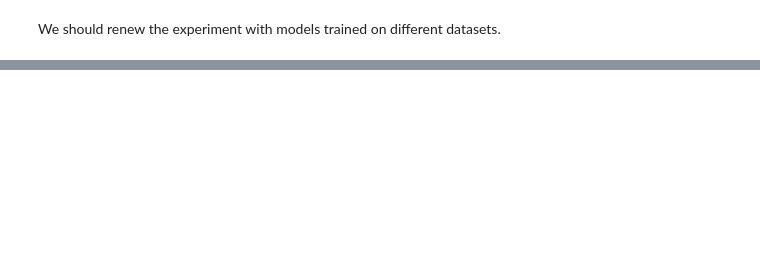
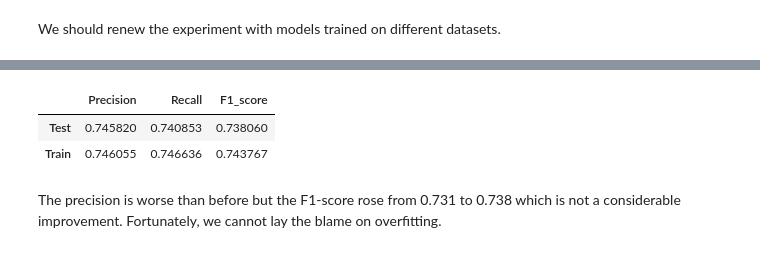
Before and after one commit to MerlinEgalite/kickstarter-analysis, a Jupyter notebook: stacking.ipynb, the cells around one changed output, grey strips where cells are left out. Drawn from its saved outputs; the diff is of its cells as text; code cells hidden in the pictures; blank space fills up the shorter version.

```diff
--- a/stacking.ipynb
+++ b/stacking.ipynb
@@ -505,0 +569,7 @@ We should renew the experiment with models trained on different datasets.
+# %%
+top_model2 = Sequential()
+top_model2.add(Dense(25, input_dim=3, activation='relu'))
+top_model2.add(Dense(2, activation='softmax'))
+top_model2.compile(loss='binary_crossentropy', optimizer='adam', metrics=['binary_accuracy']);
+# %%
+stack2 = trainStack([logreg1, rf1, xgb1], top_model2, X_train, y_train, is_MLP = True)
@@ -505,0 +594,2 @@ We should renew the experiment with models trained on different datasets.
+# %%
+y_predicted2 = predictStack([logreg1, rf1, xgb1], stack2, X_test)
@@ -505,0 +606,14 @@ We should renew the experiment with models trained on different datasets.
+# %%
+y_pred_flat2 = np.array(y_predicted2.shape[0]*[0])
+
+
+for i in range(y_predicted2.shape[0]):
+    if y_predicted2[i,0] < y_predicted2[i,1]:
+        y_pred_flat2[i] = 1
+
+y_train_pred2 = predictStack([logreg1, rf1, xgb1], stack2, X_train)
+y_train_pred_flat2 = np.array(y_train_pred2.shape[0]*[0])
+
+for i in range(y_train_pred2.shape[0]):
+    if y_train_pred2[i,0] < y_train_pred2[i,1]:
+        y_train_pred_flat2[i] = 1
@@ -505,0 +627,13 @@ We should renew the experiment with models trained on different datasets.
+# %%
+# Displaying the results
+stack2_test_precision, stack2_test_recall, stack2_test_f1score, stack2_test_support = precision_recall_fscore_support(y_test, y_pred_flat2, average='weighted')
+stack2_train_precision, stack2_train_recall, stack2_train_f1score, stack2_train_support = precision_recall_fscore_support(y_train, y_train_pred_flat2, average='weighted')
+stack2_results = {'Precision':[stack2_test_precision, stack2_train_precision], 'Recall':[stack2_test_recall, stack2_train_recall], 'F1_score': [stack2_test_f1score, stack2_train_f1score]}
+stack2_results = pd.DataFrame(stack2_results, index=['Test','Train'])
+stack2_results
+# %% [output]
+|  | Precision | Recall | F1_score |
+| Test | 0.745820 | 0.740853 | 0.738060 |
+| Train | 0.746055 | 0.746636 | 0.743767 |
+# %% [markdown]
+The precision is worse than before but the F1-score rose from 0.731 to 0.738 which is not a considerable improvement. Fortunately, we cannot lay the blame on overfitting.
```
Also changed, not shown: parts of 108 cells of this notebook.
